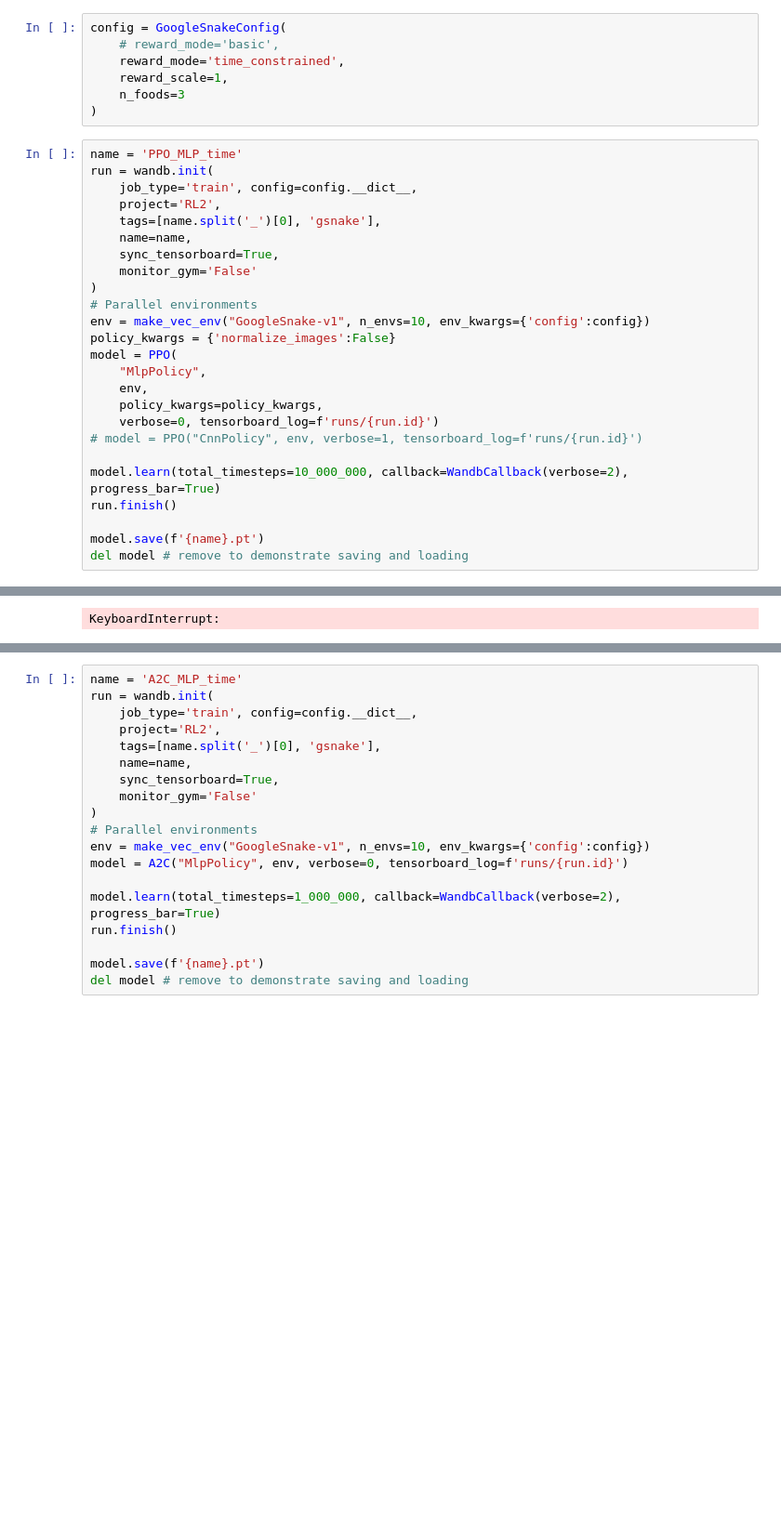
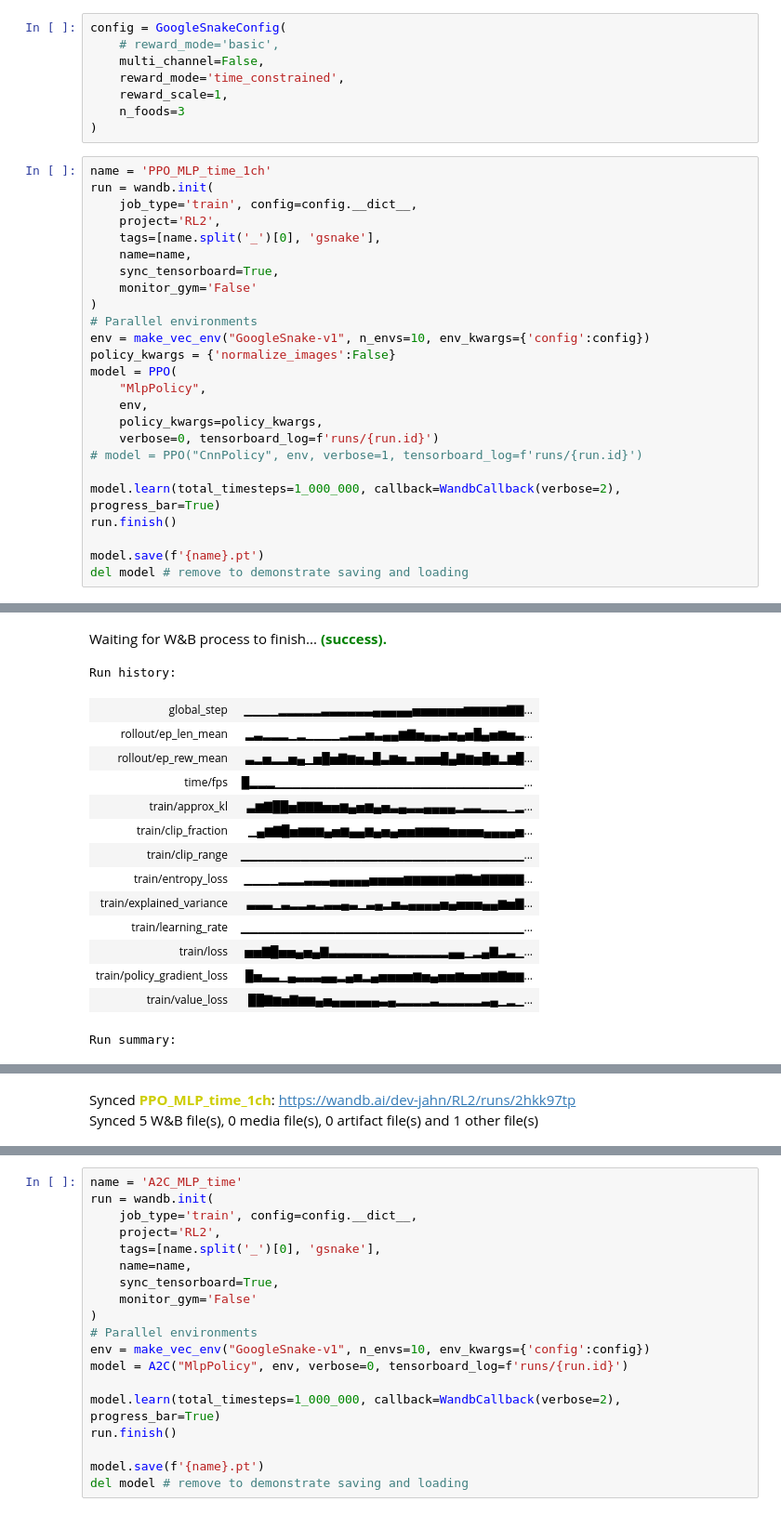
Before and after one commit to Dev-Jahn/GoogleSnake, a Jupyter notebook: Untitled.ipynb, the cells around one changed output, grey strips where cells are left out. Shown at 93% size. Cells and saved outputs as stored; diff of their text form; blank space fills up the shorter version.

```diff
--- a/Untitled.ipynb
+++ b/Untitled.ipynb
@@ -20,12 +54,13 @@ register(
 # %%
 config = GoogleSnakeConfig(
     # reward_mode='basic',
+    multi_channel=False,
     reward_mode='time_constrained',
     reward_scale=1,
     n_foods=3
 )
 # %%
-name = 'PPO_MLP_time'
+name = 'PPO_MLP_time_1ch'
 run = wandb.init(
     job_type='train', config=config.__dict__,
     project='RL2',
@@ -44,7 +79,7 @@ model = PPO(
     verbose=0, tensorboard_log=f'runs/{run.id}')
 # model = PPO("CnnPolicy", env, verbose=1, tensorboard_log=f'runs/{run.id}')
 
-model.learn(total_timesteps=10_000_000, callback=WandbCallback(verbose=2), progress_bar=True)
+model.learn(total_timesteps=1_000_000, callback=WandbCallback(verbose=2), progress_bar=True)
 run.finish()
 
 model.save(f'{name}.pt')
@@ -58 +96,16 @@ wandb: WARNING When using several event log directories, please call `wandb.tens
+Waiting for W&B process to finish... (success).
-KeyboardInterrupt:
+Run history:
+| global_step | ▁▁▁▁▂▂▂▂▂▃▃▃▃▃▃▄▄▄▄▄▅▅▅▅▅▅▆▆▆▆▆▇▇... |
+| rollout/ep_len_mean | ▂▃▂▂▂▁▂▁▁▁▁▂▃▃▅▃▄▄▆▇▅▄▄▃▅▄▅█▄▅▆▅▃... |
+| rollout/ep_rew_mean | ▃▂▅▂▂▅▄▁▅█▅▇▆▅▃█▃▆▅▂▅▅▅█▄▇▆▅█▆▂▆█... |
+| time/fps | █▂▂▂▁▁▁▁▁▁▁▁▁▁▁▁▁▁▁▁▁▁▁▁▁▁▁▁▁▁▁▁▁... |
+| train/approx_kl | ▃▆▇██▅▇▇▇▅▅▆▄▅▆▄▅▃▄▃▃▄▄▄▄▂▃▃▂▂▂▁▂... |
+| train/clip_fraction | ▁▄▆▇█▅▆▆▆▄▅▆▄▄▆▄▅▄▅▅▆▆▆▆▅▅▅▅▄▄▄▄▅... |
+| train/clip_range | ▁▁▁▁▁▁▁▁▁▁▁▁▁▁▁▁▁▁▁▁▁▁▁▁▁▁▁▁▁▁▁▁▁... |
+| train/entropy_loss | ▁▁▁▁▂▂▂▃▃▃▄▄▄▄▄▅▅▅▅▆▆▆▆▆▆▇▇▆▇▇▇▇▇... |
+| train/explained_variance | ▃▃▃▁▃▂▂▃▂▃▃▄▃▁▃▄▂▅▃▄▄▄▄▅▄▅▅▅▄▄▆▅▇... |
+| train/learning_rate | ▁▁▁▁▁▁▁▁▁▁▁▁▁▁▁▁▁▁▁▁▁▁▁▁▁▁▁▁▁▁▁▁▁... |
+| train/loss | ▅▅▇█▅▅▄▅▄▇▃▃▃▃▃▃▃▂▂▂▂▂▂▂▄▄▁▂▄▇▂▃▁... |
+| train/policy_gradient_loss | █▅▃▃▁▄▃▃▃▄▄▂▄▅▂▄▅▅▅▅▆▅▄▅▅▆▅▅▆▆▇▆▆... |
+| train/value_loss | ██▇▆▅▇▆▆▄▅▄▄▄▄▄▄▃▄▂▂▂▂▃▂▂▂▂▂▃▄▁▂▁... |
+Run summary:
@@ -58,0 +125,2 @@ KeyboardInterrupt:
+Synced PPO_MLP_time_1ch: https://wandb.ai/dev-jahn/RL2/runs/2hkk97tp
+Synced 5 W&B file(s), 0 media file(s), 0 artifact file(s) and 1 other file(s)
```
Also changed, not shown: parts of 6 cells of this notebook, 7 other files.
